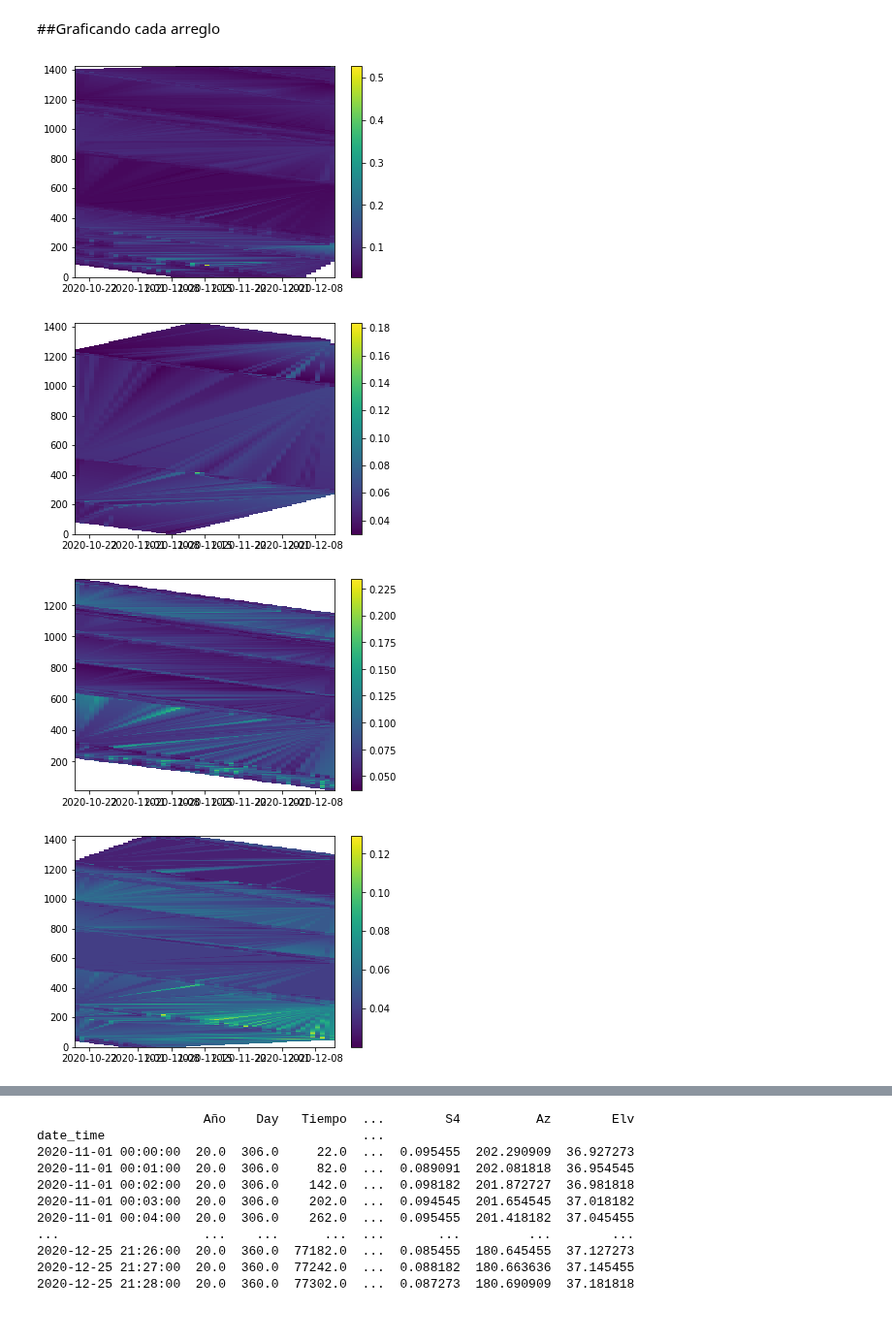
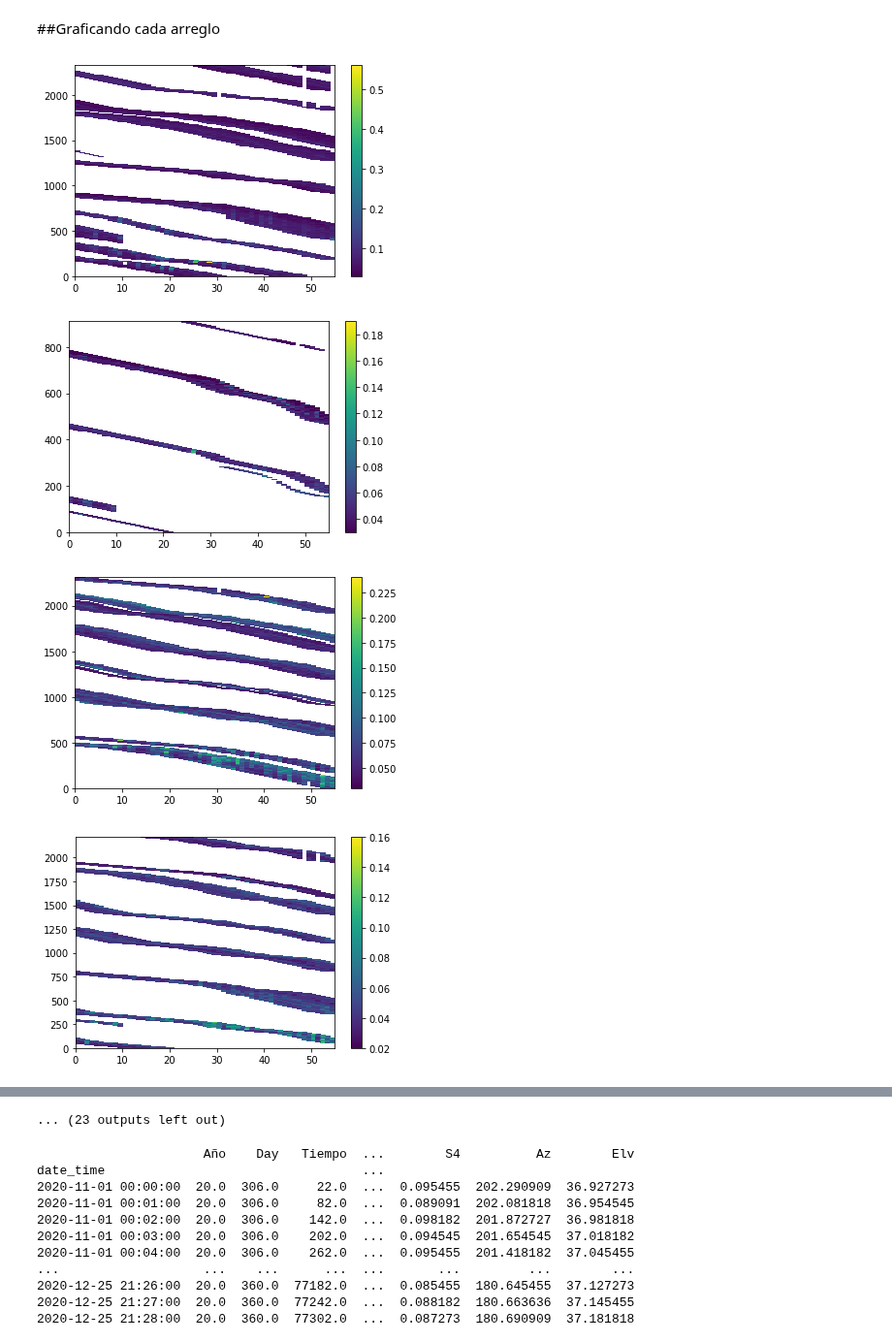
Before and after one commit to georgesteve/Research-Assitant-ML-ROJ, a Jupyter notebook: Grafico_de_S4_heatmap.ipynb, the cells around one changed output, grey strips where cells are left out. Shown at 97% size. Drawn from its saved outputs; the diff is of its cells as text; code cells hidden in the pictures.

```diff
--- a/Grafico_de_S4_heatmap.ipynb
+++ b/Grafico_de_S4_heatmap.ipynb
@@ -70,9 +70,9 @@ s4_clean=s4_clean[s4_clean['Elv']>30]
 
 #s4["Azint"]=s4["Az"].astype(float)
 
-m=s4_clean.groupby(pd.cut(s4_clean["Az"], np.arange(0, 361, 30)))
+clasi=s4_clean.groupby(pd.cut(s4_clean["Az"], np.arange(0, 361, 30)))
 #print(list(m))
-print(m.groups.keys())
+print(clasi.groups.keys())
 #print(np.arange(0, 360, 30))
 # %% [output]
 dict_keys([Interval(0, 30, closed='right'), Interval(30, 60, closed='right'), Interval(60, 90, closed='right'), Interval(90, 120, closed='right'), Interval(120, 150, closed='right'), Interval(150, 180 ...
@@ -141,36 +141,47 @@ def plot_S4_hour_day_2(df,i):
   zi = griddata((df.index.to_julian_date(),hour_minute),df.S4,(xi[None,:],yi[:,None]),method='linear')
   xij = [jd2jcal(0,v) for v in xi]
   xid = [datetime(x[0],x[1],x[2]) for x in xij]
 
   fig, ax = plt.subplots()
   n=ax.pcolormesh(xid, yi, zi)
   fig.colorbar(n)
   plt.show()
 
+def plot_S4_hour_day_3(df,i):
+  #Just take in count that this "df" must have only one value per time
 
 
+  piv = pd.pivot_table(df, index='Tiempo', columns='Day', values='S4')
+  #print(piv)
+  xi = np.linspace(df.Day.min(), df.Day.max(), 600)
+  yi = np.linspace(df.Tiempo.min(), df.Tiempo.max(), 600)
+
+  fig, ax = plt.subplots()
+  gra=ax.pcolormesh(piv)
+  fig.colorbar(gra)
+  plt.show()
 
 
 n = 366*24
 df=s4_clean
 #df["z"]=  s4.S4
 #df["x"] = s4.index.date
 #df["y"] = s4.index.day
 
 
 
 
 
-for i, d in m:
+for i, d in clasi:
   n=d.groupby(pd.cut(d["Elv"], np.arange(30, 91, 20)))
   #m=s4_clean.groupby(pd.cut(s4_clean["Az"], np.arange(0, 361, 30)))
 
   for i1,d1 in n:
     if len(d1)!=0:
         label='Azimuth interval '+str(i)+'Elv interval '+str(i1)
-        plot_S4_hour_day_2(d1,label)
+        plot_S4_hour_day_3(d1,label)
 # %% [output]
-[figure, old version]
+[figure, new version]
-[figure, old version]
+[figure, new version]
-[figure, old version]
+[figure, new version]
-[figure, old version]
+[figure, new version]
@@ -178,3 +196,4 @@ for i, d in m:
+... (23 outputs left out)
 # %%
 print(s4_1min)
 # %% [output]
```
Also changed, not shown: parts of 3 cells of this notebook.
